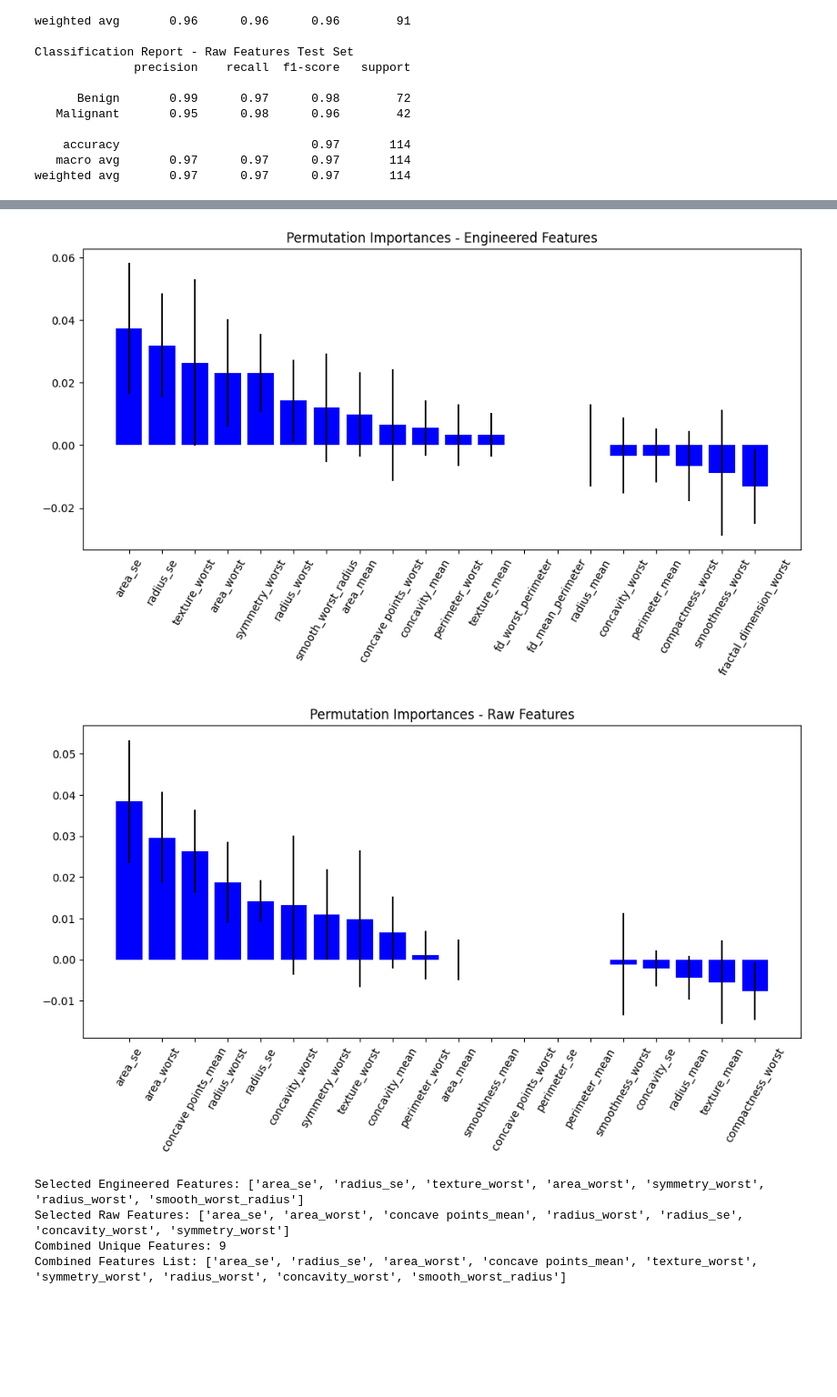
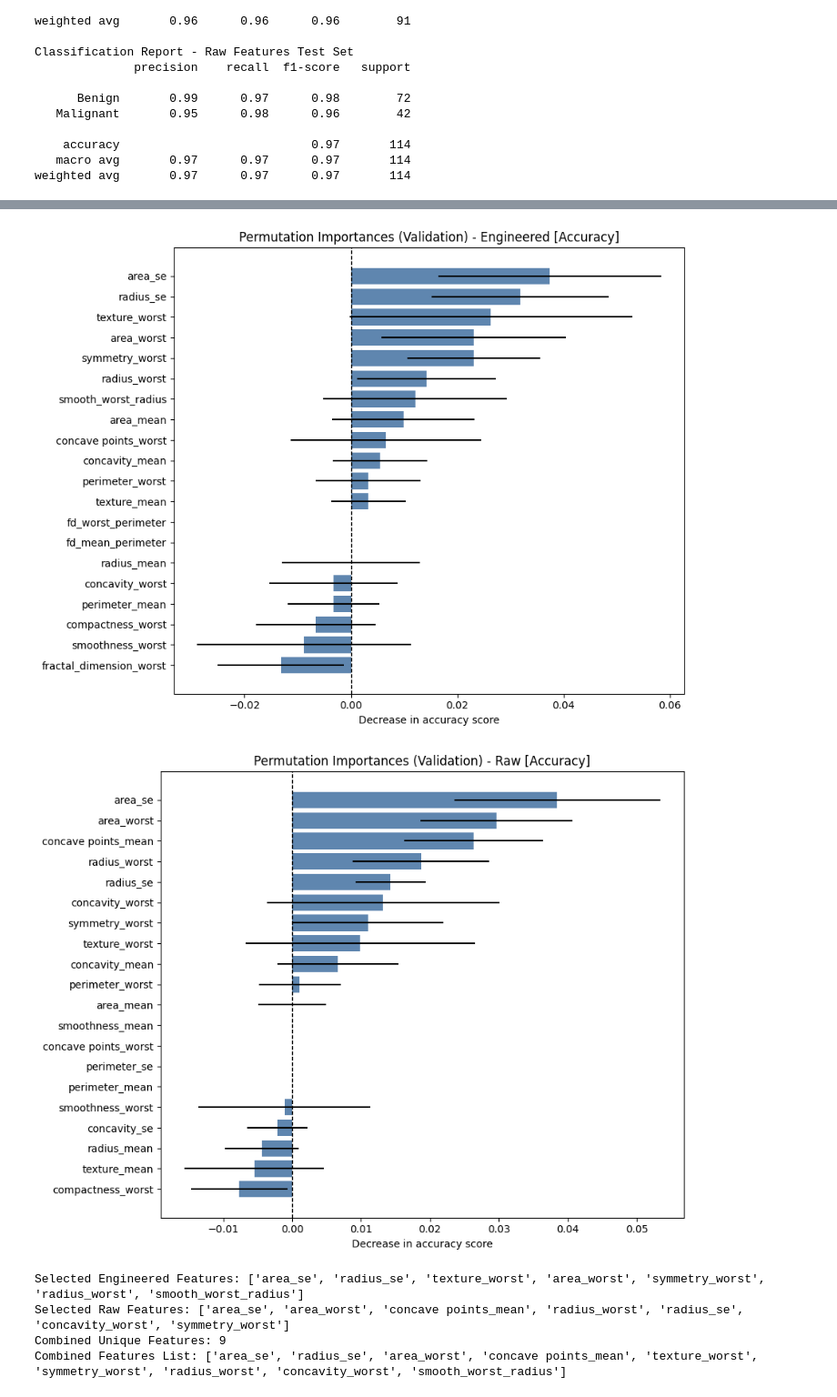
Before and after one commit to lakshdeep-s/breast_cancer_classification_comparitive_analysis, a Jupyter notebook: notebooks/v1_svm.ipynb, the cells around one changed output, grey strips where cells are left out. Shown: that part at 91% size. Saved outputs shown, nothing was run; the diff lists cells and outputs as text; code cells hidden in the pictures; blank space fills up the shorter version.

```diff
--- a/notebooks/v1_svm.ipynb
+++ b/notebooks/v1_svm.ipynb
@@ -272,43 +347,47 @@ weighted avg       0.97      0.97      0.97       114
 # %%
 from sklearn.inspection import permutation_importance
+import numpy as np
+import matplotlib.pyplot as plt
 
-def plot_permutation_importances(importances_result, feature_names, title):
-    importances = importances_result.importances_mean
-    stds = importances_result.importances_std
-    indices = np.argsort(importances)[::-1]
+def plot_perm_importances_hbar(importances_result, feature_names, title="Permutation Importances - Accuracy"):
+    # Extract means/stds and order by mean importance (ascending for barh)
+    imp_mean = importances_result.importances_mean
+    imp_std  = importances_result.importances_std
+    order = np.argsort(imp_mean)
 
-    plt.figure(figsize=(10,6))
+    # Build horizontal bar plot
+    plt.figure(figsize=(9, max(6, 0.35*len(feature_names))))
+    plt.barh(np.array(feature_names)[order], imp_mean[order], xerr=imp_std[order],
+             color="#4e79a7", alpha=0.9)
+    plt.axvline(0.0, color="k", linestyle="--", linewidth=1)  # zero-reference line
     plt.title(title)
-    plt.bar(range(len(importances)), importances[indices], color='b', yerr=stds[indices], align='center')
-    plt.xticks(range(len(importances)), [feature_names[i] for i in indices], rotation=60)
+    plt.xlabel("Decrease in accuracy score")
     plt.tight_layout()
     plt.show()
 
+# Compute permutation importances for SVC models (engineered and raw)
 perm_importance_eng = permutation_importance(
     best_svc_eng, X_val_eng, y_val_eng,
-    scoring='accuracy',
-    # scoring=make_scorer(recall_score, pos_label=1),
+    scoring='accuracy',  # can pass multiple scorers if desired
     n_repeats=10,
     random_state=42,
     n_jobs=-1
 )
+
 perm_importance_raw = permutation_importance(
     best_svc_raw, X_val_raw, y_val_raw,
-    # scoring=make_scorer(recall_score, pos_label=1),
     scoring='accuracy',
     n_repeats=10,
     random_state=42,
     n_jobs=-1
 )
 
-# Plot importances for engineered features
-plot_permutation_importances(perm_importance_eng, X_val_eng.columns, "Permutation Importances - Engineered Features")
-
-# Plot importances for raw features
-plot_permutation_importances(perm_importance_raw, X_val_raw.columns, "Permutation Importances - Raw Features")
+# Plot with the same horizontal bar style
+plot_perm_importances_hbar(perm_importance_eng, X_val_eng.columns, "Permutation Importances (Validation) - Engineered [Accuracy]")
+plot_perm_importances_hbar(perm_importance_raw, X_val_raw.columns, "Permutation Importances (Validation) - Raw [Accuracy]")
 # %% [output]
-[figure, old version]
+[figure, new version]
-[figure, old version]
+[figure, new version]
 # %%
 def select_features_above_threshold_perm(perm_result, feature_names, threshold):
     importances = perm_result.importances_mean
```
Also changed, not shown: parts of 8 cells of this notebook, 10 other files.
